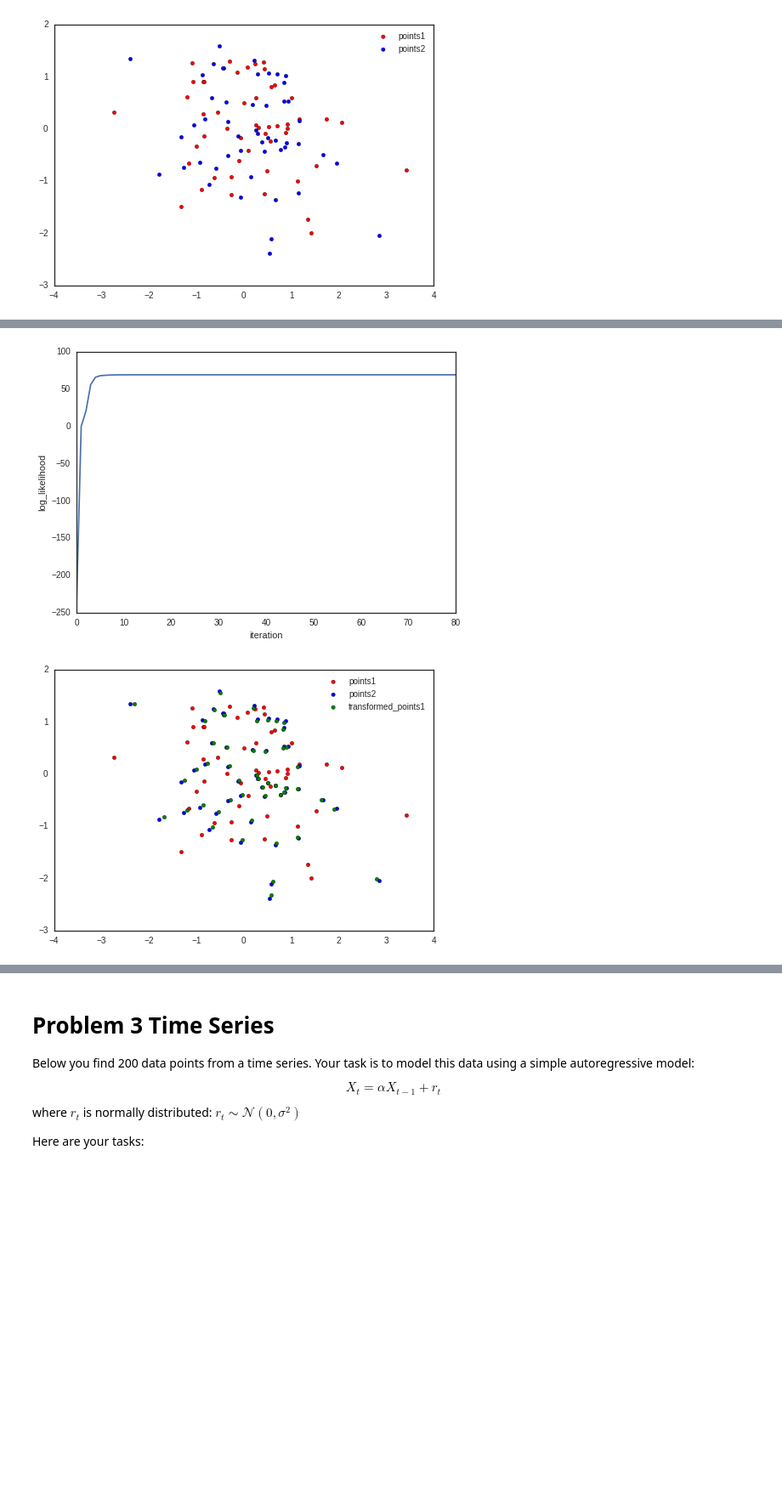
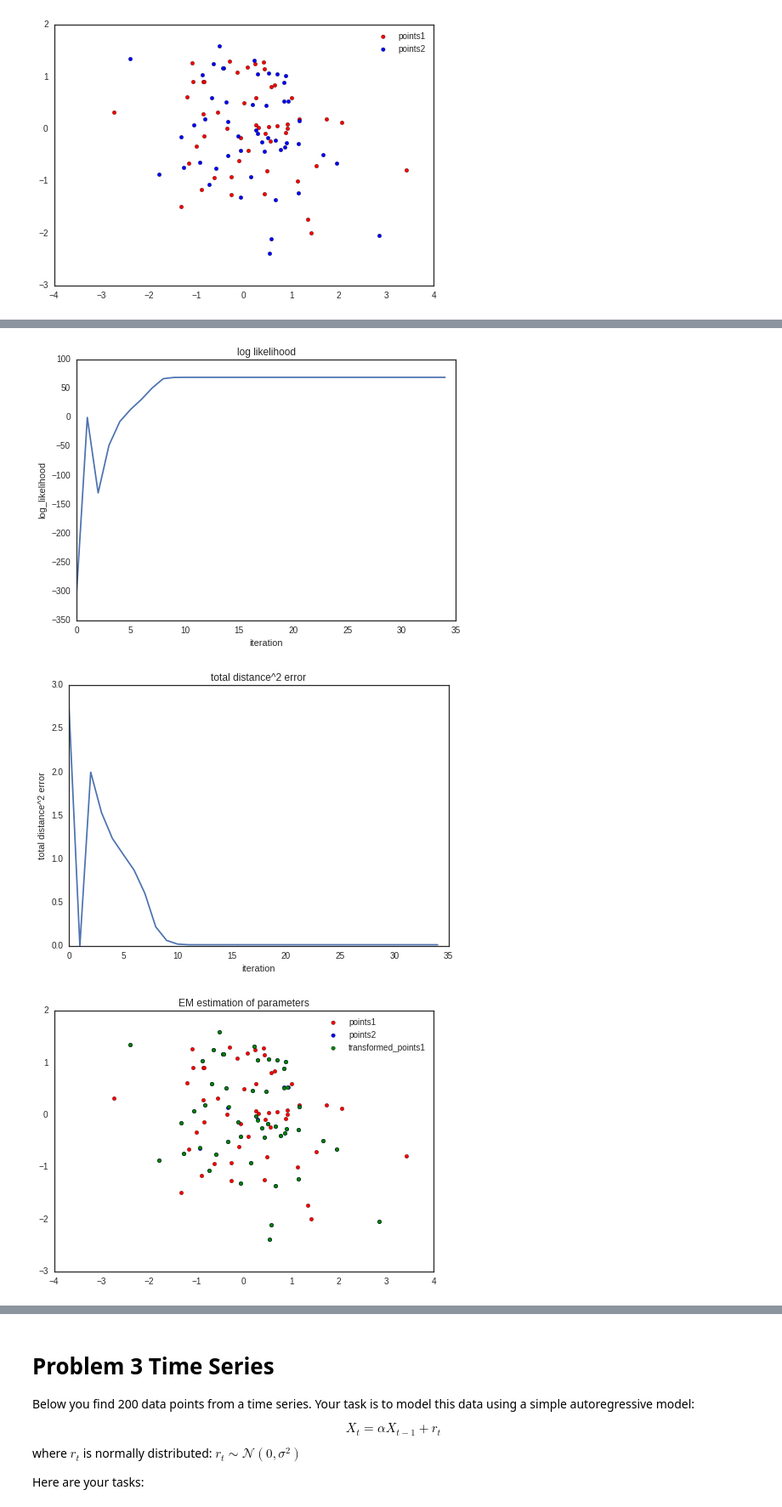
Before and after one commit to kevinchen1000/2016, a Jupyter notebook: Homework/AM207_yufengkevinchen_HW4.ipynb, the cells around one changed output, grey strips where cells are left out. Shown at 85% size. Drawn from its saved outputs; the diff is of its cells as text; code cells hidden in the pictures; blank space fills up the shorter version.

```diff
--- a/Homework/AM207_yufengkevinchen_HW4.ipynb
+++ b/Homework/AM207_yufengkevinchen_HW4.ipynb
@@ -375,14 +337,23 @@ for i in range(M):
 # %%
-pymc_l = np.zeros(Z.trace().shape)
-print Z.trace().shape
+#take the mean of sampled values and plot
+
+#initialize an empty lambda matrix
+pymc_l = np.zeros((Z.trace().shape[0],Z.trace().shape[1]-1),dtype='float')
+
+#calculate lambda
 for i in range(Z.trace().shape[0]):
-    pymc_l[i,:] = np.exp(alpha.trace()[i] + Z.trace()[i,:])
+    pymc_l[i,:] = np.exp(Z.trace()[i,0] + Z.trace()[i,1:])
 
-mean_pymc_l = np.mean(pymc_l[100:5500,:],axis=0)
+#calculate mean lambda
+mean_pymc_l = np.mean(pymc_l,axis=0)
 
+#plot distribution of lambda
 fig1 = plt.figure()
+plt.title('distribution of lambda from pymc')
 plot_checkins(mean_pymc_l)
 
+#compare with input distribution
 fig2 = plt.figure()
+plt.title('distribution of Y')
 plot_checkins(Y)
 # %% [output]
@@ -512,10 +494,10 @@ def replicate_pts(points1,points2):
 # solve for pseudo-label G
 def E_step(A, likelihood_fn, points1_rep, points2_rep):
     #compute distance
-    distance_sq = np.sum((np.dot(points1_rep,A) - points2_rep)**2,axis=1)
+    distance = np.sqrt(np.sum((np.dot(points1_rep,A) - points2_rep)**2,axis=1))
 
     #compute associated probability
-    G =likelihood_fn.pdf(distance_sq)
+    G =likelihood_fn.pdf(distance)
 
     #initialize log_likelihood
     log_likelihood = 0.0;
@@ -524,16 +506,16 @@ def E_step(A, likelihood_fn, points1_rep, points2_rep):
     num_pt = np.int(np.sqrt(points1_rep.shape[0]))
     G = G.reshape((num_pt,num_pt))
     indices = np.zeros(num_pt,dtype = 'int')
+
     for i in xrange(num_pt):
-        #print np.log((G[i,:]))
         log_likelihood += np.log(np.max(G[i,:]))
         indices[i] = np.argmax(G[i,:])
         G[i,:] = G[i,:] / (np.sum(G[i,:]))
 
     G = G.reshape(num_pt*num_pt)
-    #assert(0)
     return np.diag(G),log_likelihood, indices
 
+#M step : solve for updated A matrix
 def M_step(points1_rep,points2_rep,G_diag):
     M1 = np.dot(np.dot(points1_rep.T,G_diag),points1_rep)
     M2 = np.dot(np.dot(points1_rep.T,G_diag),points2_rep)
@@ -542,40 +524,45 @@ def M_step(points1_rep,points2_rep,G_diag):
 #implementation of expectation maximization
 if __name__ == '__main__':
 
-    #define normal distribution with mu = 0, sigma^2 = 0.1
-    #?scipy.stats.norm
+    #define normal distribution with mu = 0, sigma^2 = 0.01
     normal = scipy.stats.norm(0,0.1)
-    #print normal.pdf([0,0.1])
 
     #extend pt1 and pt2
     points1_rep, points2_rep = replicate_pts(points1,points2)
 
-    #print points1_rep, points2_rep
 
     #intialize A as the identity matrix
     A = np.eye(3, dtype='double')
-    #alpha = 0.7
+
+    #alternative initialization
+    #alpha = np.pi
     #tx =0.0
     #ty=0.0
     #A = np.array([[np.cos(alpha), -np.sin(alpha),0.0],[np.sin(alpha),np.cos(alpha),0.0],[tx,ty,1.0]])
+
+
     print 'initialization is', A
+
     #Estep: update pseudo-labels
     G_diag,log_likelihood,indices = E_step(A,normal,points1_rep,points2_rep)
 
     max_iter = 100
     counter = 1
     log_likelihood_vec = np.zeros(max_iter,dtype = 'double')
+    distance_error_vec = np.zeros(max_iter,dtype = 'double')
     log_likelihood_vec[0] = log_likelihood
+
+    #print initial distance error
+    tp = np.dot(points1,A)
+    distance_error_vec[0] = np.sqrt(np.sum((tp[:,0] - points2[indices,0])**2 + (tp[:,1] - points2[indices,1])**2))
+    print 'starting distance error is ', distance_error_vec[0]
+
     tol = 1e-15
     error = 1
     A_old = np.zeros((3,3),dtype = 'double')
 
     #iteratively maximize likelihood
     while counter < max_iter-1 and error>tol:
-
-        #debug
-        #print G_diag
-        #G_diag = np.diag([1,0,0,0,1,0,0,0,1])
 
         #Mstep: update matrix A
         A  = M_step(points1_rep,points2_rep,G_diag)
@@ -588,24 +575,40 @@ if __name__ == '__main__':
         counter+=1
         log_likelihood_vec[counter] = log_likelihood
 
+        #print initial distance error
+        tp = np.dot(points1,A)
+        distance_error_vec[counter] = np.sqrt(np.sum((tp[:,0] - points2[indices,0])**2 + (tp[:,1] - points2[indices,1])**2))
+
         #save A
         A_old = A
 
     #print result
     print 'solution is: ', A, '\n label is' , indices
-
+    print 'final distance error is ', distance_error_vec[counter]
     #display likelihood history
     plt.plot(log_likelihood_vec[0:counter])
     plt.xlabel('iteration')
     plt.ylabel('log_likelihood')
+    plt.title('log likelihood')
+
+    fig2 = plt.figure(2)
+    plt.plot(distance_error_vec[0:counter])
+    plt.xlabel('iteration')
+    plt.ylabel('total distance^2 error')
+    plt.title('total distance^2 error')
 
     #plot solution
     tpoints1 = np.dot(points1, A)
-    fig2 = plt.figure(2)
+    fig3 = plt.figure(3)
+    plt.title('EM estimation of parameters')
     plt.scatter(points1[:,0], points1[:,1], c='r', label='points1')
     plt.scatter(points2[:,0], points2[:,1], c='b', label='points2')
     plt.scatter(tpoints1[:,0], tpoints1[:,1], c='g', label='transformed_points1')
     plt.legend()
+
+    #checking, print several points for comparison
+    #tp = np.dot(points1,A)
+    #print tp[0,:], points2[indices[0],:]
 # %% [output]
 initialization is [[ 1.  0.  0.]
  [ 0.  1.  0.]
@@ -618,2 +623,3 @@ solution is:  [[  8.92643238e-01  -3.84544260e-01  -2.77555756e-17]
-[figure, old version]
+[figure, new version]
-[figure, old version]
+[figure, new version]
+[figure, added]
```
Also changed, not shown: parts of 10 cells of this notebook.
